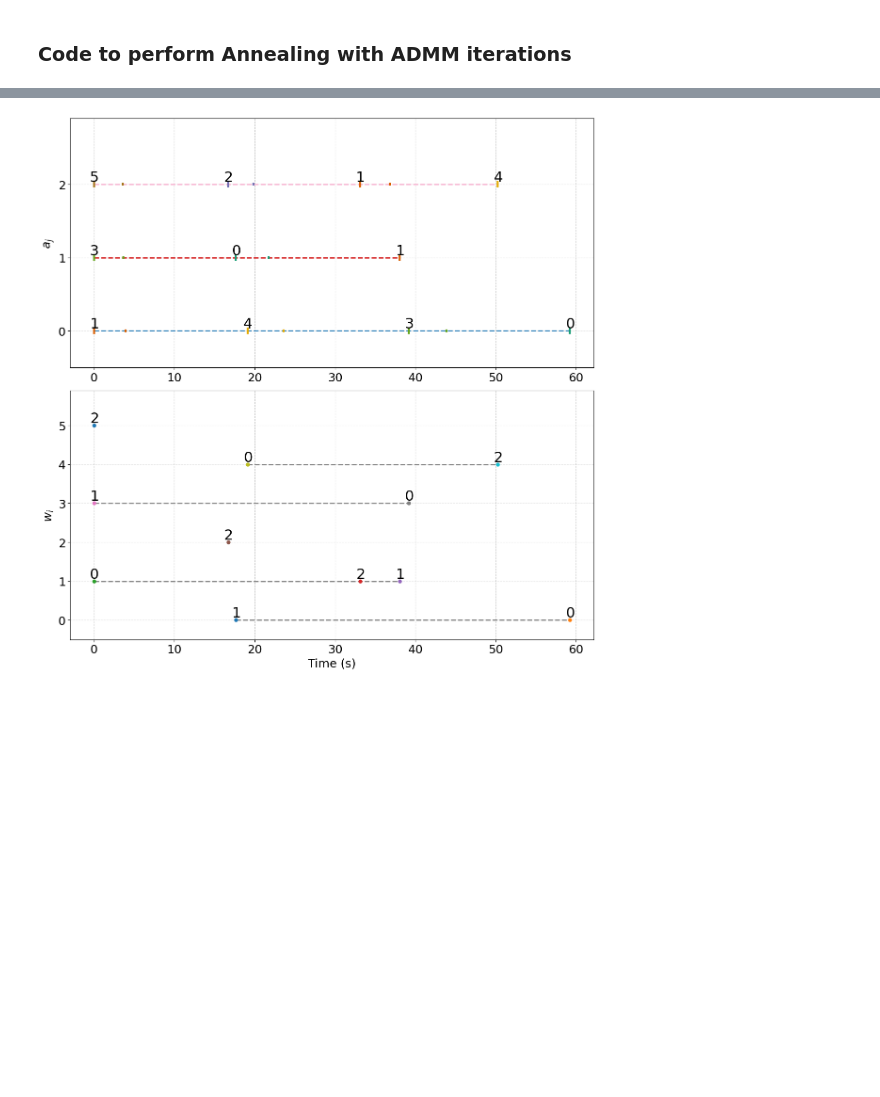
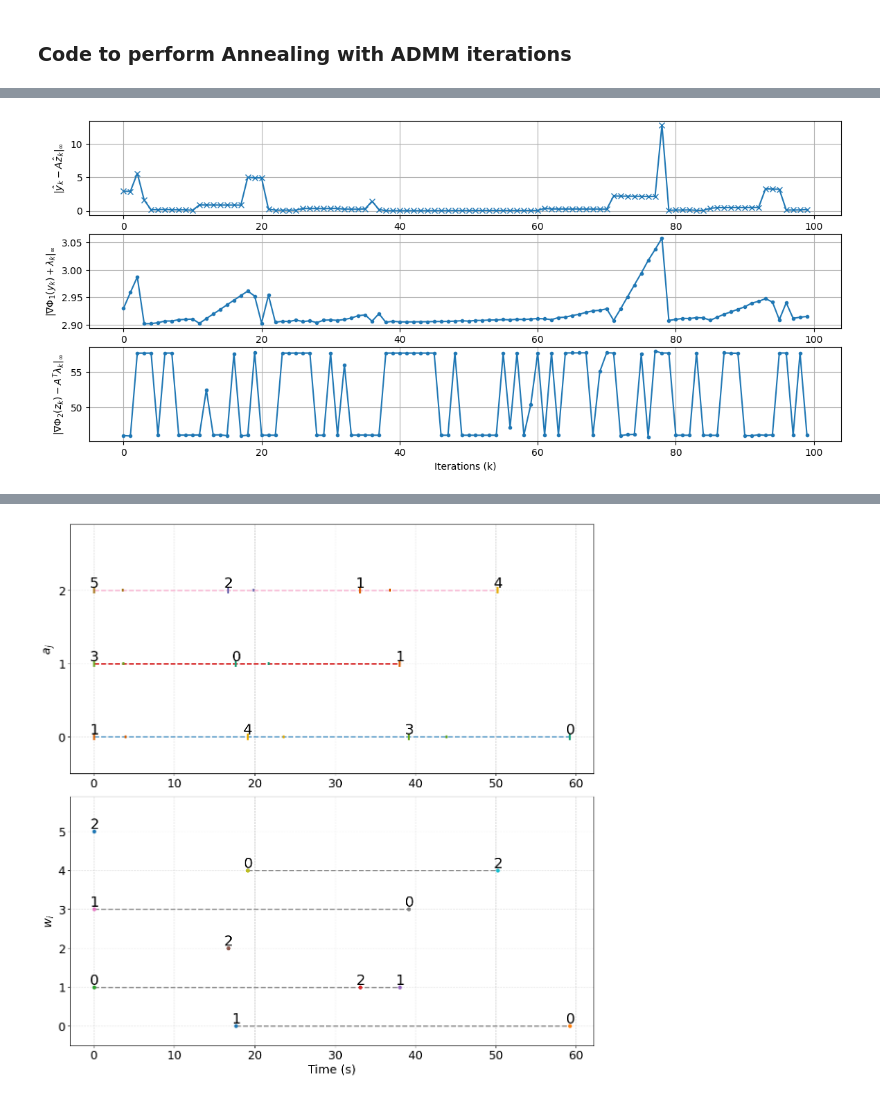
Before and after one commit to dt-1729/ULI_NASA, a Jupyter notebook: UTM_scheduling_and_routing/test_ADMM_MARS.ipynb, the cells around one changed output, grey strips where cells are left out. Cells and saved outputs as stored; diff of their text form; code cells hidden in the pictures; blank space fills up the shorter version.

```diff
--- a/UTM_scheduling_and_routing/test_ADMM_MARS.ipynb
+++ b/UTM_scheduling_and_routing/test_ADMM_MARS.ipynb
@@ -146,11 +142,11 @@ err3 = np.max(np.abs(Azy.T @ Azy - np.eye(mars.n_agents * mars.n_waypoints)))
 # %%
 def lagrangian_y(y, mars, zk, lk, Azy, beta, gamma, coeff, rho=0.1):
     Tmat = y.reshape(-1, mars.n_waypoints)
-    mars.transportCost(Tmat, beta, gamma, coeff) # function y
+    # mars.transportCost(Tmat, beta, gamma, coeff) # function y
+    mars.transportCost_v1(Tmat, beta) # function y
     phi1_y = np.sum(mars.C_agents)
     linear_term = lk @ y
     quadratic_term = rho/2 * np.linalg.norm(y - Azy @ zk)**2
-    # print(f'{type(phi1_y), type(linear_term), type(quadratic_term)}')
     cost = phi1_y + linear_term + quadratic_term
     return cost
 
@@ -166,7 +162,6 @@ def lagrangian_z(z, mars, yk1, lk, Azy, gamma, coeff, rho=0.1):
 def update_dual(lk, yk1, zk1, Azy, rho=0.1):
     lk1 = lk + rho * (yk1 - Azy @ zk1)
     return lk1
-
 
 def admm_iters_at_beta(
     mars,
@@ -184,6 +179,7 @@ def admm_iters_at_beta(
     rho=0.1,
     allowPrint=False):
 
+    # initialization
     yk, zk, lk = y0, z0, l0
     norm_yz_arr, norm_dphi1_yl_arr, norm_dphi2_zl_arr = [], [], []
 
@@ -199,7 +195,6 @@ def admm_iters_at_beta(
             options={'disp':0}
         )
         yk1 = res_y.x
-        jac_y = res_y.jac
 
         # update zk given (yk1, zk, lk)
         res_z = minimize(
@@ -211,12 +206,14 @@ def admm_iters_at_beta(
             options={'disp':0}
         )
         zk1 = res_z.x
-        jac_z = res_z.jac
 
         # update l given (yk1, zk1, lk)
         lk1 = update_dual(lk, yk1, zk1, Azy, rho)
 
-        # convergence criteria and display results
+        # jacobians
+        jac_y, jac_z = res_y.jac, res_z.jac
+
+        # convergence criteria
         norm_yz = np.max(np.abs(yk1 - Azy @ zk1))
         dphi1_yl = np.max(np.abs(jac_y + lk1))
         dphi2_zl = np.max(np.abs(jac_z - Azy.T @ lk1))
@@ -225,6 +222,7 @@ def admm_iters_at_beta(
         norm_dphi1_yl_arr.append(dphi1_yl)
         norm_dphi2_zl_arr.append(dphi2_zl)
 
+        # display results
         if allowPrint:
             print(f'i:{i}\tnorm_yz: {norm_yz:.4f}\tdphi1_yl: {dphi1_yl:.4f}\tdphi2_zl: {dphi2_zl:.4f}')
 
@@ -360,3 +366,29 @@ beta: 5.905e+01 p_feas: 2.6475  d_feas1: 1.7565 d_feas2: 3.6139
+# %%
+norm_yz_arr = convergence_data[i][0,:]
+norm_dphi1_yl_arr = convergence_data[i][1,:]
+norm_dphi2_yz_arr = convergence_data[i][2,:]
+
+plt.figure(figsize=(14,6))
+
+plt.subplot(3,1,1)
+plt.plot(norm_yz_arr, marker='x')
+plt.ylabel(rf'$|\hat y_k - A \hat z_k|_\infty$')
+plt.grid()
+
+plt.subplot(3,1,2)
+plt.plot(norm_dphi1_yl_arr, marker='.')
+plt.ylabel(rf'$|\nabla \Phi_1(y_{{k}}) + \lambda_k|_\infty$')
+plt.grid()
+
+plt.subplot(3,1,3)
+plt.plot(norm_dphi2_yz_arr, marker='.')
+plt.xlabel('Iterations (k)')
+plt.ylabel(rf'$|\nabla \Phi_2(z_{{k}}) - A^T\lambda_k|_\infty$')
+plt.grid()
+
+plt.show()
+# %% [output]
+[figure, added]
 # %%
 # update mars schedule with final yb1
 mars.sched_mat = yb1.reshape(-1, mars.n_waypoints)
```
Also changed, not shown: parts of 12 cells of this notebook, 3 other files.
